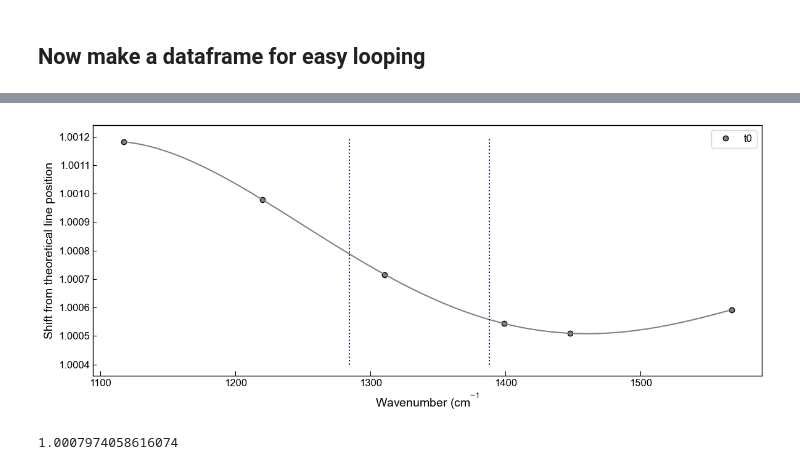
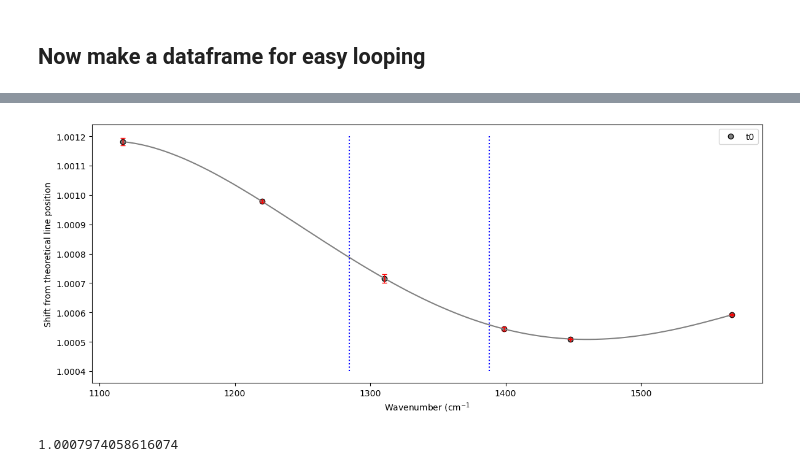
Before and after one commit to PennyWieser/DiadFit, a Jupyter notebook: docs/Examples/Example1c_Bakker_Ne_Method/Dec_Fit_Your_Ne_Lines.ipynb, the cells around one changed output, grey strips where cells are left out. Saved outputs shown, nothing was run; the diff lists cells and outputs as text; code cells hidden in the pictures.

```diff
--- a/docs/Examples/Example1c_Bakker_Ne_Method/Dec_Fit_Your_Ne_Lines.ipynb
+++ b/docs/Examples/Example1c_Bakker_Ne_Method/Dec_Fit_Your_Ne_Lines.ipynb
@@ -214,7 +228,7 @@ display(df_test_params)
 model_name='PseudoVoigtModel'
 Ne_Config_est_1400_1567=pf.Ne_peak_config(model_name=model_name,
  DeltaNe_ideal=ideal_split_1400_1567['Ne_Split'], peaks_1=1, LH_offset_mini=[2, 5],
-pk1_sigma=0.6, pk2_sigma=0.5,
+pk1_sigma=0.6,
 lower_bck_pk1=(-18, -8), upper_bck1_pk1=[10, 20], upper_bck2_pk1=[10, 20],
 pk2_sigma=0.5,lower_bck_pk2=[-12, -8], upper_bck1_pk2=[10, 18], upper_bck2_pk2=[10, 18],
 x_range_peak=5, x_span_pk1=[-10, 8], x_span_pk2=[-10, 10],
@@ -371,9 +395,7 @@ plt.plot(df2_1117_filt.index, df2_1117_filt, '.r')
 corr_factor=pd.DataFrame(data={'1117_Corr': df2_1117_filt,
                                '1220_Corr': df2_1220_filt,
                               '1310_Corr': df2_1310_filt,
-
                             '1400_Corr': df2_1400_filt,
-
                               '1447_Corr': df2_1447_filt,
                                  '1567_Corr': df2_1567_filt})
 sumro=corr_factor.sum(axis=1)
@@ -387,3 +409,16 @@ corr_peaks=pd.DataFrame(data={
 '1400_peak': Ideal_1400,
 '1447_peak':Ideal_1447,
 '1567_peak': Ideal_1567})
+
+corr_factor_with_errs=pd.DataFrame(data={'1117_Corr': Corr_factor_1117,
+                               '1220_Corr': Corr_factor_1220,
+                              '1310_Corr': Corr_factor_1310,
+                            '1400_Corr': Corr_factor_1400,
+                              '1447_Corr': Corr_factor_1447,
+                                 '1567_Corr': Corr_factor_1567,
+                                 '1117_err': Corr_factor_1117_err,
+                               '1220_err': Corr_factor_1220_err,
+                              '1310_err': Corr_factor_1310_err,
+                            '1400_err': Corr_factor_1400_err,
+                              '1447_err': Corr_factor_1447_err,
+                                 '1567_err': Corr_factor_1567_err})
@@ -474,40 +505,54 @@ n=0
 diad1_pos=1284.33298631764
 diad2_pos=1388.0707023396
 ivals=[0,]
+
 
 
 for i in ivals:
     n=n+1
     text='t'+str(i)
     x=np.array(corr_peaks.iloc[0].values)
     y=corr_factor_Filt.iloc[i].values
     Pf=np.poly1d(np.polyfit(x, y,
                               4))
     Px = np.linspace(1117, 1567, 100)
     Py = Pf(Px)
 
     ax1.plot(x, y, 'ok', mfc='grey', label=text)
+
     ax1.plot(Px, Py, '-', color='grey')
     ax1.legend()
 
 ax1.plot([diad1_pos, diad1_pos],
          [1.0004, 1.0012], ':b')
 
 ax1.plot([diad2_pos, diad2_pos],
          [1.0004, 1.0012], ':b')
 ax1.ticklabel_format(useOffset=False)
 ax0.set_xlabel('Wavenumber (cm$^{-1}$')
 ax1.set_xlabel('Wavenumber (cm$^{-1}$')
 ax1.set_ylabel('Shift from theoretical line position')
 ax0.set_ylabel('Ne Line Intensity')
 ax0b.set_ylabel('Diad Intensity')
+ax1.errorbar(corr_peaks.iloc[0].values[0], corr_factor_with_errs['1117_Corr'].iloc[0], xerr=0, yerr=corr_factor_with_errs['1117_err'].iloc[0],
+             fmt='d', ecolor='r', elinewidth=0.8, mfc='cyan', marker='None', mec='k', capsize=3)
+ax1.errorbar(corr_peaks.iloc[0].values[1], corr_factor_with_errs['1220_Corr'].iloc[0], xerr=0, yerr=corr_factor_with_errs['1220_err'].iloc[0],
+             fmt='d', ecolor='r', elinewidth=0.8, mfc='cyan', marker='None', mec='k', capsize=3)
 
+ax1.errorbar(corr_peaks.iloc[0].values[2], corr_factor_with_errs['1310_Corr'].iloc[0], xerr=0, yerr=corr_factor_with_errs['1310_err'].iloc[0],
+             fmt='d', ecolor='r', elinewidth=0.8, mfc='cyan', marker='None', mec='k', capsize=3)
+ax1.errorbar(corr_peaks.iloc[0].values[3], corr_factor_with_errs['1400_Corr'].iloc[0], xerr=0, yerr=corr_factor_with_errs['1400_err'].iloc[0],
+             fmt='d', ecolor='r', elinewidth=0.8, mfc='cyan', marker='None', mec='k', capsize=3)
+ax1.errorbar(corr_peaks.iloc[0].values[4], corr_factor_with_errs['1447_Corr'].iloc[0], xerr=0, yerr=corr_factor_with_errs['1447_err'].iloc[0],
+             fmt='d', ecolor='r', elinewidth=0.8, mfc='cyan', marker='None', mec='k', capsize=3)
+ax1.errorbar(corr_peaks.iloc[0].values[5], corr_factor_with_errs['1567_Corr'].iloc[0], xerr=0, yerr=corr_factor_with_errs['1567_err'].iloc[0],
+             fmt='d', ecolor='r', elinewidth=0.8, mfc='cyan', marker='None', mec='k', capsize=3)
 
 
 fig.tight_layout()
 fig.savefig('Bakker_method2.png', dpi=200)
 # %% [output]
-[figure, old version]
+[figure, new version]
 # %%
 shift_1281=Pf(1281)
 shift_1281
```
Also changed, not shown: parts of 25 cells of this notebook, 8 other files.
